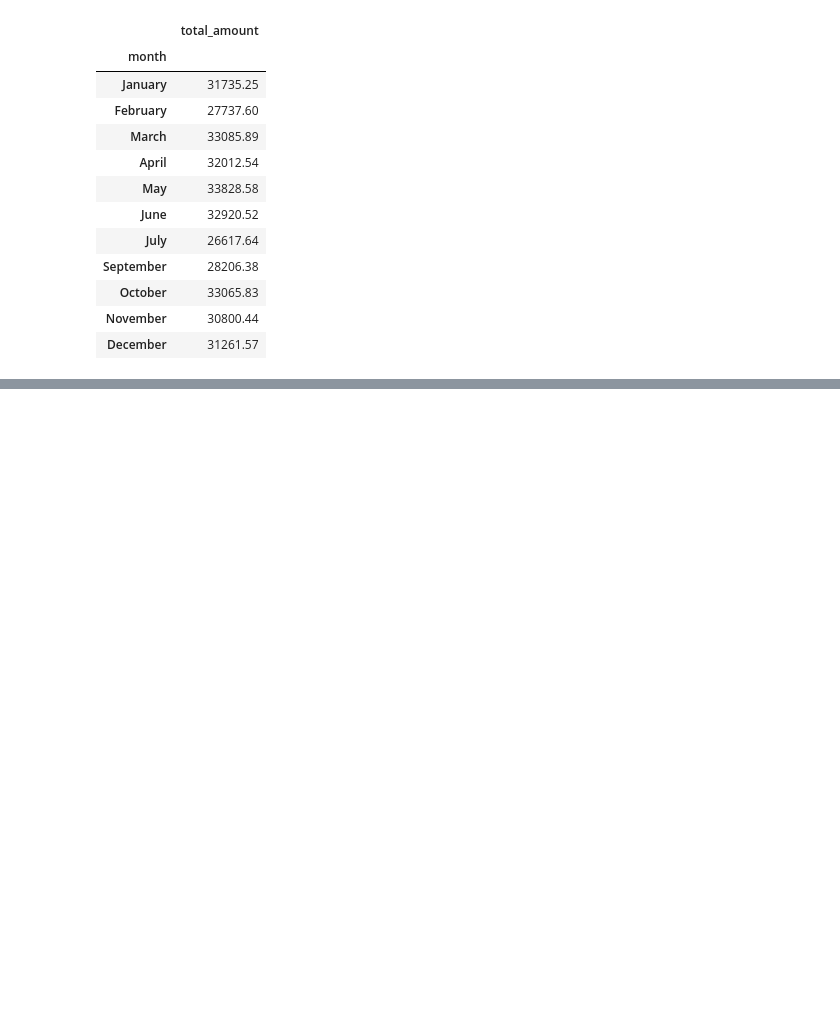
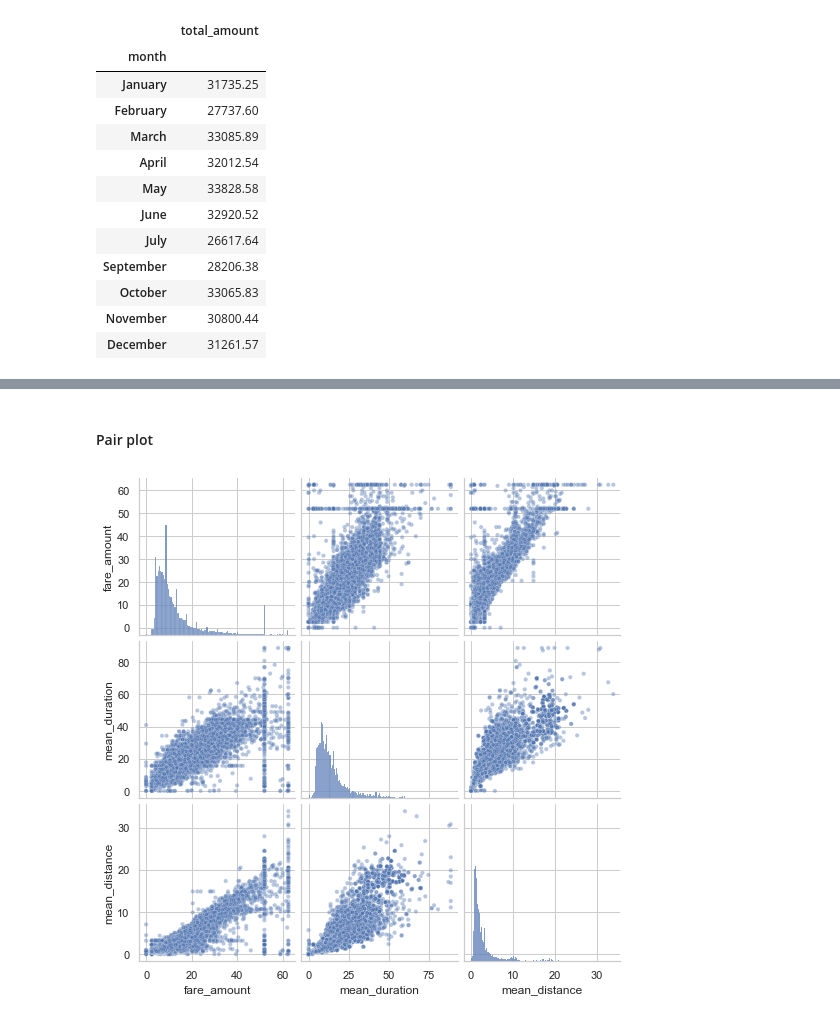
Before and after one commit to PedroHurtgm/Automatidata-Capstone, a Jupyter notebook: Automatidata Project.ipynb, the cells around one changed output, grey strips where cells are left out. Drawn from its saved outputs; the diff is of its cells as text; code cells hidden in the pictures; blank space fills up the shorter version.

```diff
--- a/Automatidata Project.ipynb
+++ b/Automatidata Project.ipynb
@@ -560,0 +717,9 @@ Text(0.5, 1.0, 'Total revenue by month')
+# %%
+df1 = df0.copy()
+
+df1 = df1.drop(['Unnamed: 0', 'tpep_dropoff_datetime', 'tpep_pickup_datetime',
+               'trip_distance', 'RatecodeID', 'store_and_fwd_flag', 'PULocationID', 'DOLocationID',
+               'payment_type', 'extra', 'mta_tax', 'tip_amount', 'tolls_amount', 'improvement_surcharge',
+               'total_amount', 'tpep_dropoff_datetime', 'tpep_pickup_datetime', 'duration',
+               'pickup_dropoff', 'day', 'month'], axis = 1)
+df1.info()
@@ -560,0 +754,7 @@ Text(0.5, 1.0, 'Total revenue by month')
+# %% [markdown]
+#### Pair plot
+# %%
+sns.pairplot(df1[['fare_amount', 'mean_duration', 'mean_distance']],
+             plot_kws = {'alpha':0.4, 'size':5});
+# %% [output]
+[figure, added]
```
Also changed, not shown: parts of 25 cells of this notebook.
